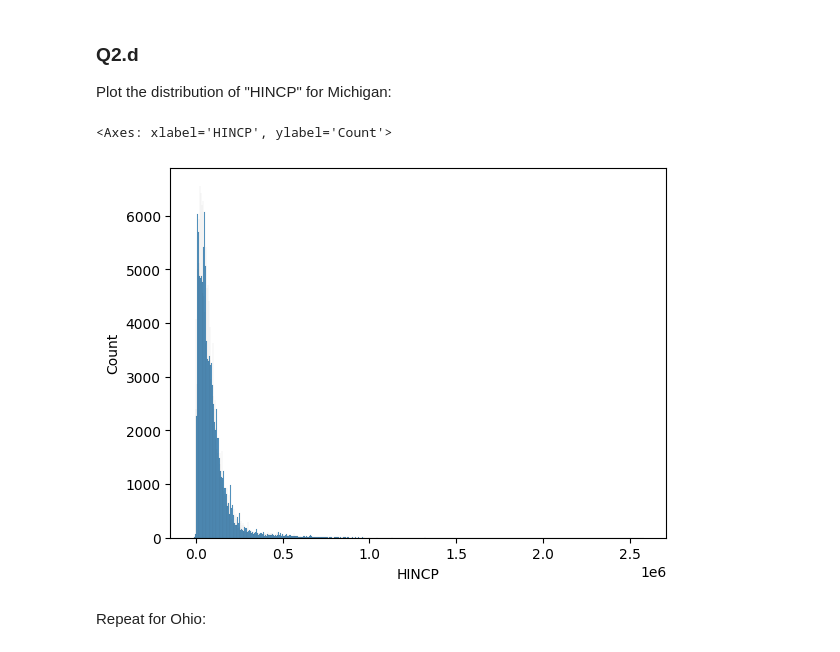
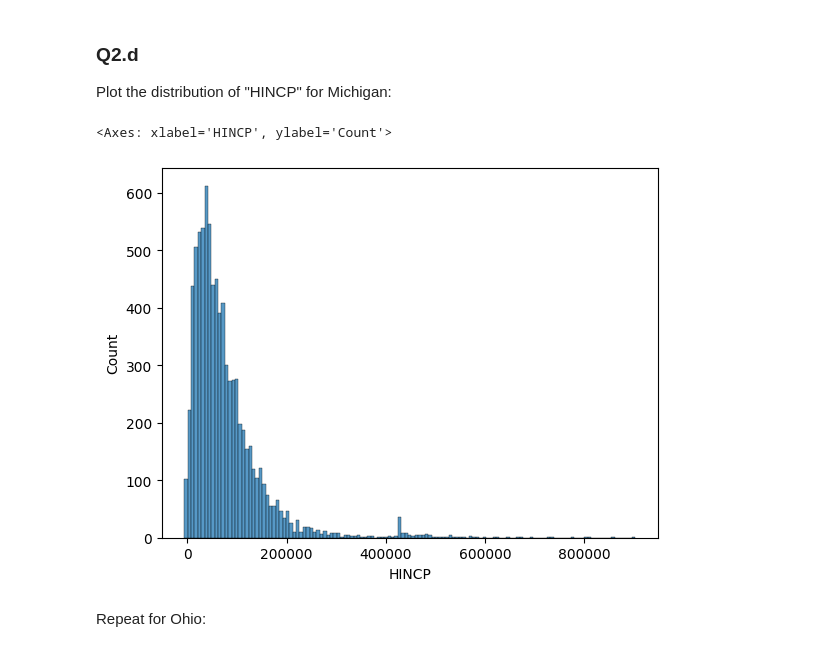
Before and after one commit to UsmanCh1226/DS101_P2, a Jupyter notebook: Copy_of_project2_(UC_2_7_26).ipynb, the cells around one changed output. Saved outputs shown, nothing was run; the diff lists cells and outputs as text; code cells hidden in the pictures.

```diff
--- a/Copy_of_project2_(UC_2_7_26).ipynb
+++ b/Copy_of_project2_(UC_2_7_26).ipynb
@@ -268,0 +264,3 @@ Number of households in Michigan: 0
+# %%
+michigan_table = acs[acs["ST_name"] == "Michigan/MI"]
+print(f"Number of households in Michigan: {len(michigan_table)}")
@@ -274,9 +279,9 @@ Create a table for households in Ohio. Again show the number of rows.
 Plot the distribution of "HINCP" for Michigan:
 # %%
 # solution
-sb.histplot(data = acs["HINCP"])
+sb.histplot(data = michigan_table, x = "HINCP")
 # %% [output]
 <Axes: xlabel='HINCP', ylabel='Count'>
-[figure, old version]
+[figure, new version]
 # %% [markdown]
 Repeat for Ohio:
```
Also changed, not shown: parts of 13 cells of this notebook.
